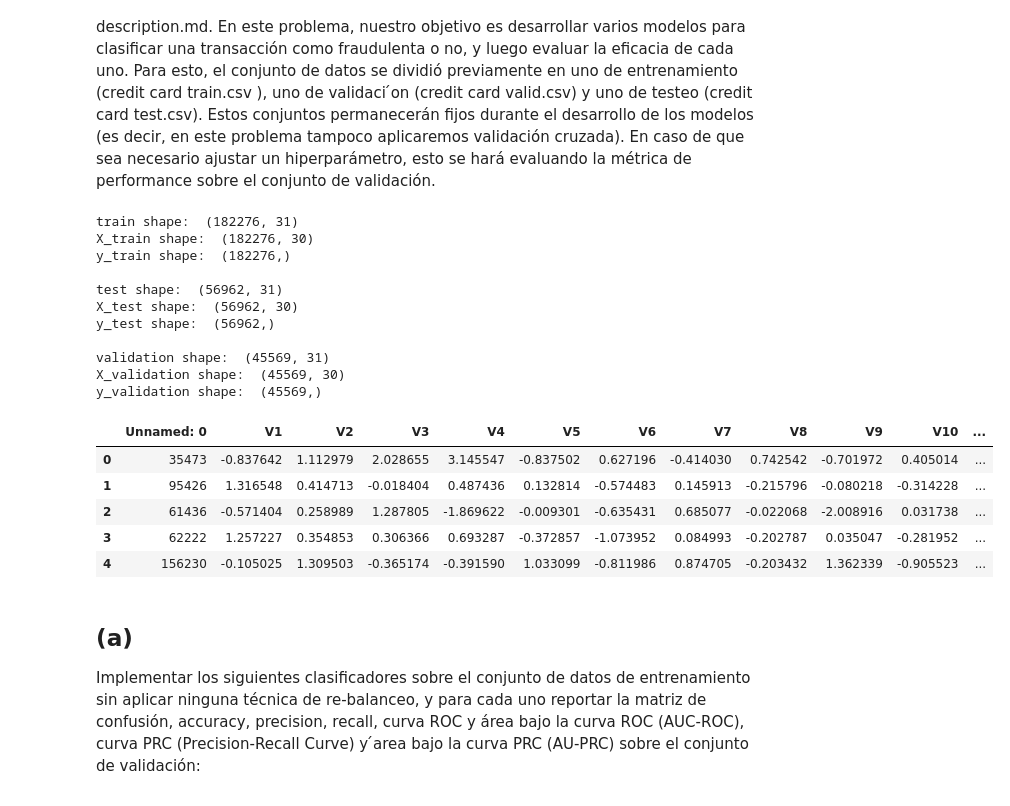
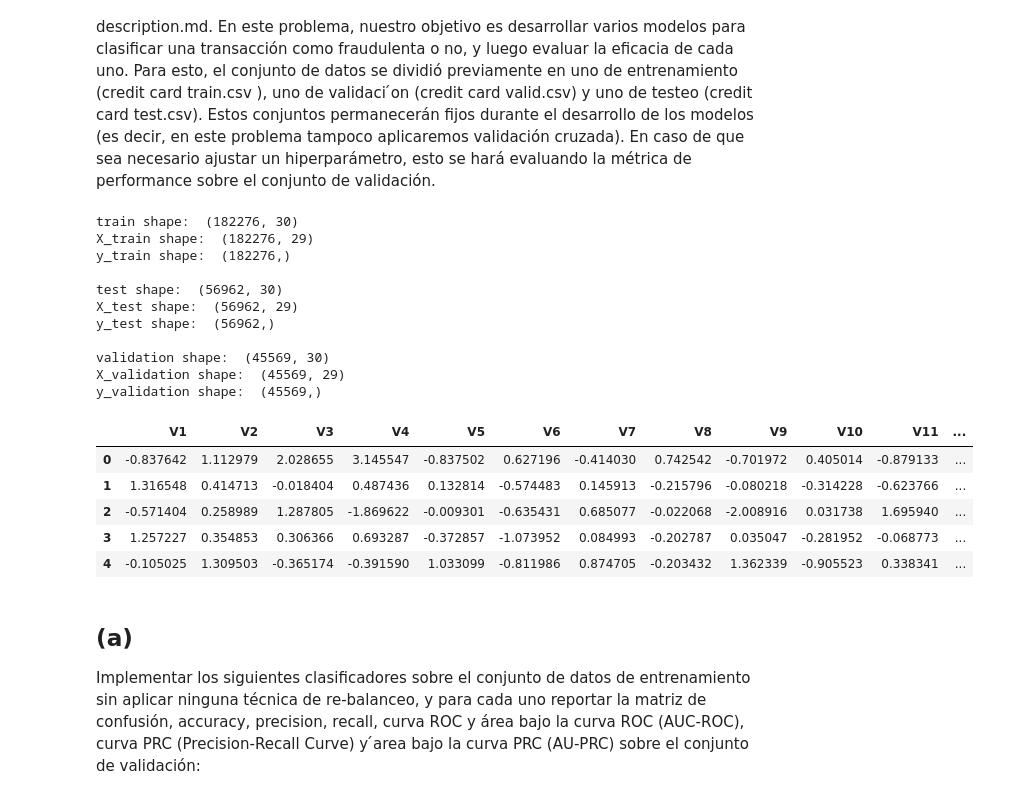
Before and after one commit to maxgubitosi/ML-Classification-Models-from-Scratch, a Jupyter notebook: Problema 2/Problema_2.ipynb, the cells around one changed output. Saved outputs shown, nothing was run; the diff lists cells and outputs as text; code cells hidden in the pictures.

```diff
--- a/Problema 2/Problema_2.ipynb
+++ b/Problema 2/Problema_2.ipynb
@@ -17,6 +17,10 @@ En este problema, nuestro objetivo es desarrollar varios modelos para clasificar
 train = pd.read_csv('/Users/maxi/Downloads/Actuales/ML/ML-TP3/Data/2 - Detección de Fraude en Transacciones de Tarjetas de Crédito/credit_card_train.csv')
 test = pd.read_csv('/Users/maxi/Downloads/Actuales/ML/ML-TP3/Data/2 - Detección de Fraude en Transacciones de Tarjetas de Crédito/credit_card_test.csv')
 validation = pd.read_csv('/Users/maxi/Downloads/Actuales/ML/ML-TP3/Data/2 - Detección de Fraude en Transacciones de Tarjetas de Crédito/credit_card_valid.csv')
+
+train = train.drop(columns=['Unnamed: 0'])
+test = test.drop(columns=['Unnamed: 0'])
+validation = validation.drop(columns=['Unnamed: 0'])
 
 # normalize all data
 # min_max = get_min_max(train)
@@ -39,45 +43,45 @@ X_validation = validation.drop(columns=['Class'])
 y_validation = validation['Class'].values
 
 print("train shape: ", train.shape)
 print("X_train shape: ", X_train.shape)
 print("y_train shape: ", y_train.shape)
 
 print("\ntest shape: ", test.shape)
 print("X_test shape: ", X_test.shape)
 print("y_test shape: ", y_test.shape)
 
 print("\nvalidation shape: ", validation.shape)
 print("X_validation shape: ", X_validation.shape)
 print("y_validation shape: ", y_validation.shape)
 
 pd.set_option('display.max_columns', None)
 train.head()
 test.head()
 validation.head()
 # X_train.head()
 # y_train
 
 # # show all rows
 # pd.set_option('display.max_rows', None)
 # train
 # %% [output]
-train shape:  (182276, 31)
-X_train shape:  (182276, 30)
+train shape:  (182276, 30)
+X_train shape:  (182276, 29)
 y_train shape:  (182276,)
 
-test shape:  (56962, 31)
-X_test shape:  (56962, 30)
+test shape:  (56962, 30)
+X_test shape:  (56962, 29)
 y_test shape:  (56962,)
 
-validation shape:  (45569, 31)
-X_validation shape:  (45569, 30)
+validation shape:  (45569, 30)
+X_validation shape:  (45569, 29)
 y_validation shape:  (45569,)
-|  | Unnamed: 0 | V1 | V2 | V3 | V4 | V5 | V6 | V7 | V8 | V9 | V10 | ... |
-| 0 | 35473 | -0.837642 | 1.112979 | 2.028655 | 3.145547 | -0.837502 | 0.627196 | -0.414030 | 0.742542 | -0.701972 | 0.405014 | ... |
-| 1 | 95426 | 1.316548 | 0.414713 | -0.018404 | 0.487436 | 0.132814 | -0.574483 | 0.145913 | -0.215796 | -0.080218 | -0.314228 | ... |
-| 2 | 61436 | -0.571404 | 0.258989 | 1.287805 | -1.869622 | -0.009301 | -0.635431 | 0.685077 | -0.022068 | -2.008916 | 0.031738 | ... |
-| 3 | 62222 | 1.257227 | 0.354853 | 0.306366 | 0.693287 | -0.372857 | -1.073952 | 0.084993 | -0.202787 | 0.035047 | -0.281952 | ... |
-| 4 | 156230 | -0.105025 | 1.309503 | -0.365174 | -0.391590 | 1.033099 | -0.811986 | 0.874705 | -0.203432 | 1.362339 | -0.905523 | ... |
+|  | V1 | V2 | V3 | V4 | V5 | V6 | V7 | V8 | V9 | V10 | V11 | ... |
+| 0 | -0.837642 | 1.112979 | 2.028655 | 3.145547 | -0.837502 | 0.627196 | -0.414030 | 0.742542 | -0.701972 | 0.405014 | -0.879133 | ... |
+| 1 | 1.316548 | 0.414713 | -0.018404 | 0.487436 | 0.132814 | -0.574483 | 0.145913 | -0.215796 | -0.080218 | -0.314228 | -0.623766 | ... |
+| 2 | -0.571404 | 0.258989 | 1.287805 | -1.869622 | -0.009301 | -0.635431 | 0.685077 | -0.022068 | -2.008916 | 0.031738 | 1.695940 | ... |
+| 3 | 1.257227 | 0.354853 | 0.306366 | 0.693287 | -0.372857 | -1.073952 | 0.084993 | -0.202787 | 0.035047 | -0.281952 | -0.068773 | ... |
+| 4 | -0.105025 | 1.309503 | -0.365174 | -0.391590 | 1.033099 | -0.811986 | 0.874705 | -0.203432 | 1.362339 | -0.905523 | 0.338341 | ... |
 # %% [markdown]
 ## (a)
 Implementar los siguientes clasificadores sobre el conjunto de datos de entrenamiento sin aplicar ninguna técnica de re-balanceo, y para cada uno reportar la matriz de confusión, accuracy, precision, recall, curva ROC y área bajo la curva ROC (AUC-ROC), curva PRC (Precision-Recall Curve) y  ́area bajo la curva PRC (AU-PRC) sobre el conjunto de validación:
```
Also changed, not shown: parts of 3 cells of this notebook, 2 other files.
